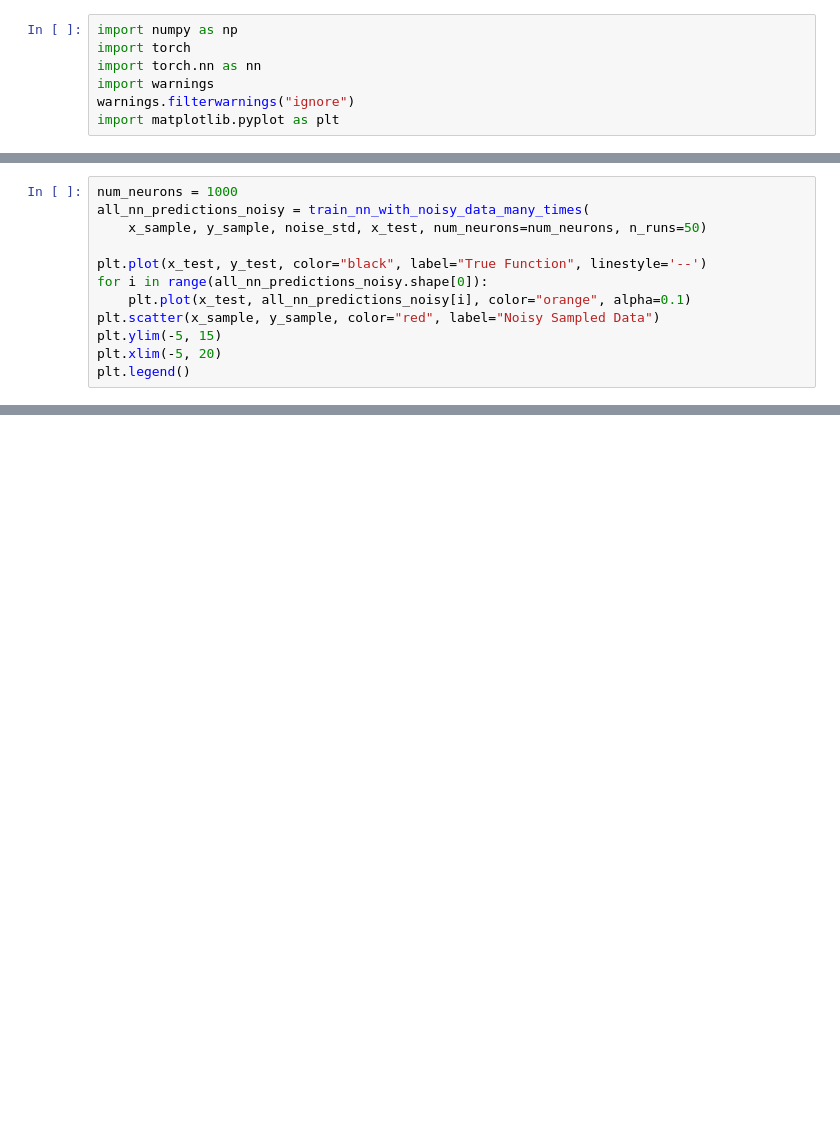
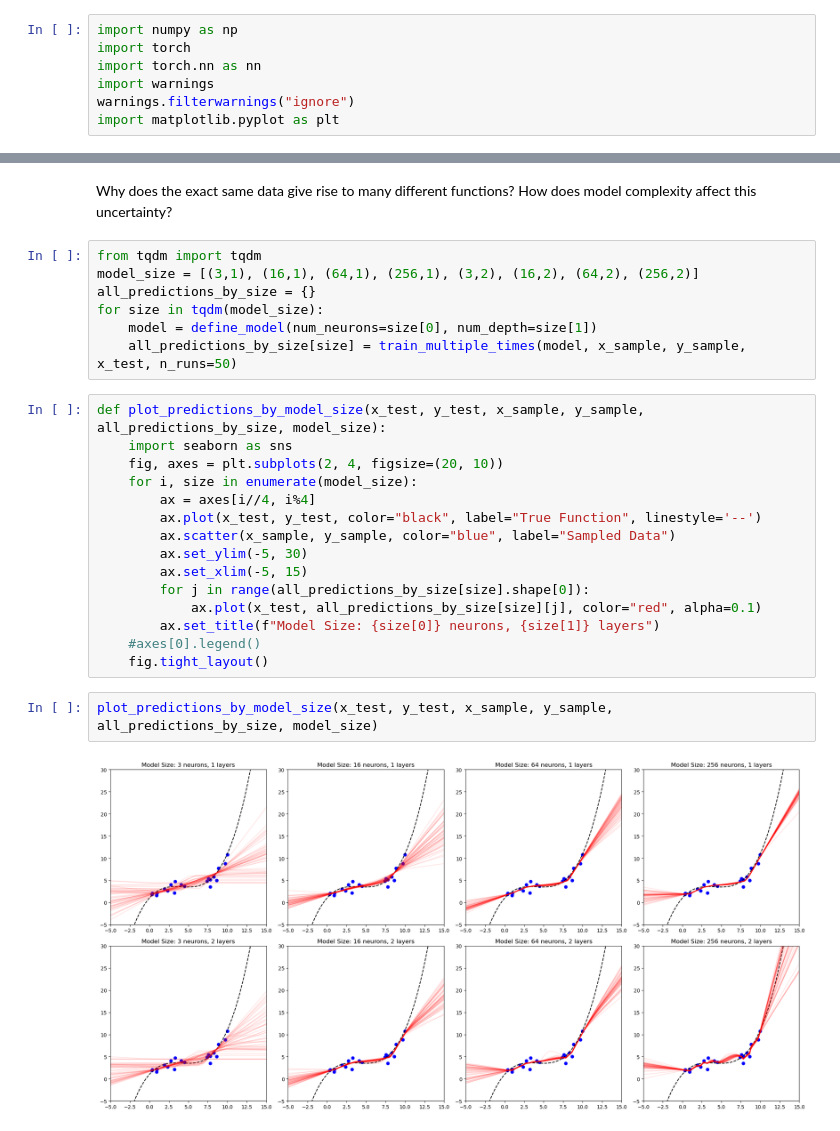
Before and after one commit to cryoTUD/ai4nanobiology, a Jupyter notebook: week_1/3_uncertainty_quantification.ipynb, the cells around one changed output, grey strips where cells are left out. Saved outputs shown, nothing was run; the diff lists cells and outputs as text; blank space fills up the shorter version.

```diff
--- a/week_1/3_uncertainty_quantification.ipynb
+++ b/week_1/3_uncertainty_quantification.ipynb
@@ -135,12 +54,0 @@ def train_nn_with_noisy_data_many_times(x_sample, y_sample, noise_std, x_test, n
-# %%
-num_neurons = 1000
-all_nn_predictions_noisy = train_nn_with_noisy_data_many_times(
-    x_sample, y_sample, noise_std, x_test, num_neurons=num_neurons, n_runs=50)
-
-plt.plot(x_test, y_test, color="black", label="True Function", linestyle='--')
-for i in range(all_nn_predictions_noisy.shape[0]):
-    plt.plot(x_test, all_nn_predictions_noisy[i], color="orange", alpha=0.1)
-plt.scatter(x_sample, y_sample, color="red", label="Noisy Sampled Data")
-plt.ylim(-5, 15)
-plt.xlim(-5, 20)
-plt.legend()
@@ -146,0 +92,28 @@ plt.legend()
+# %% [markdown]
+Why does the exact same data give rise to many different functions? How does model complexity affect this uncertainty?
+# %%
+from tqdm import tqdm
+model_size = [(3,1), (16,1), (64,1), (256,1), (3,2), (16,2), (64,2), (256,2)]
+all_predictions_by_size = {}
+for size in tqdm(model_size):
+    model = define_model(num_neurons=size[0], num_depth=size[1])
+    all_predictions_by_size[size] = train_multiple_times(model, x_sample, y_sample, x_test, n_runs=50)
+# %%
+def plot_predictions_by_model_size(x_test, y_test, x_sample, y_sample, all_predictions_by_size, model_size):
+    import seaborn as sns
+    fig, axes = plt.subplots(2, 4, figsize=(20, 10))
+    for i, size in enumerate(model_size):
+        ax = axes[i//4, i%4]
+        ax.plot(x_test, y_test, color="black", label="True Function", linestyle='--')
+        ax.scatter(x_sample, y_sample, color="blue", label="Sampled Data")
+        ax.set_ylim(-5, 30)
+        ax.set_xlim(-5, 15)
+        for j in range(all_predictions_by_size[size].shape[0]):
+            ax.plot(x_test, all_predictions_by_size[size][j], color="red", alpha=0.1)
+        ax.set_title(f"Model Size: {size[0]} neurons, {size[1]} layers")
+    #axes[0].legend()
+    fig.tight_layout()
+# %%
+plot_predictions_by_model_size(x_test, y_test, x_sample, y_sample, all_predictions_by_size, model_size)
+# %% [output]
+[figure, added]
```
Also changed, not shown: parts of 15 cells of this notebook, 3 other files.
